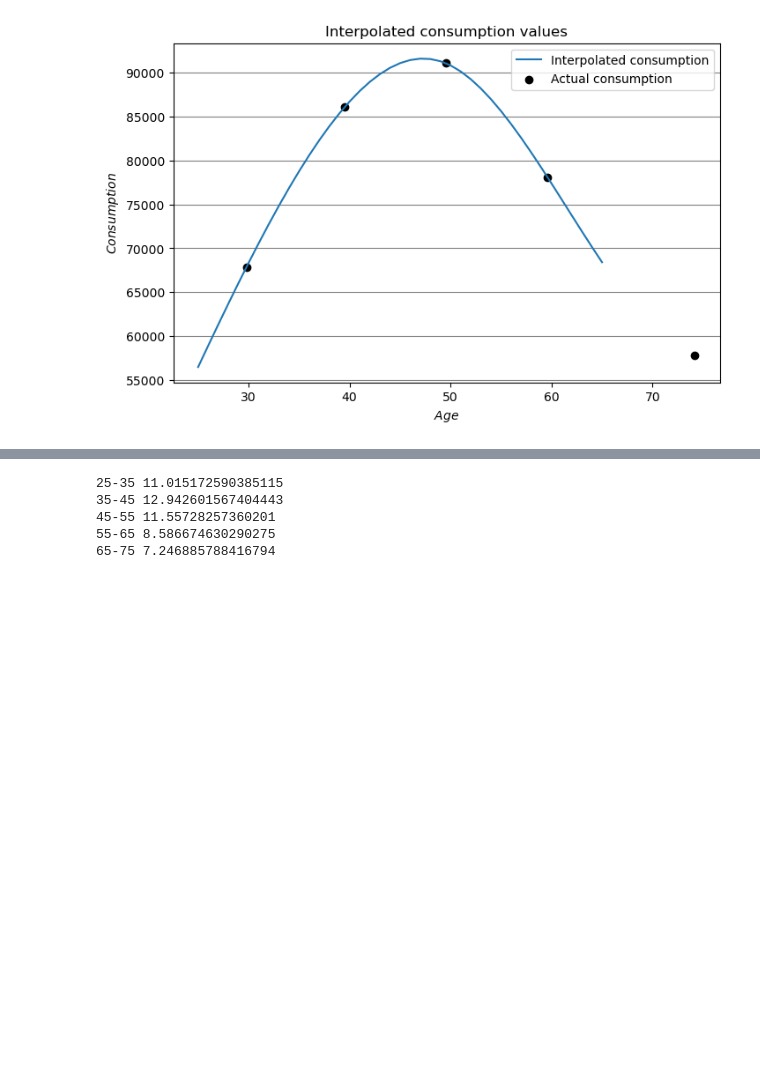
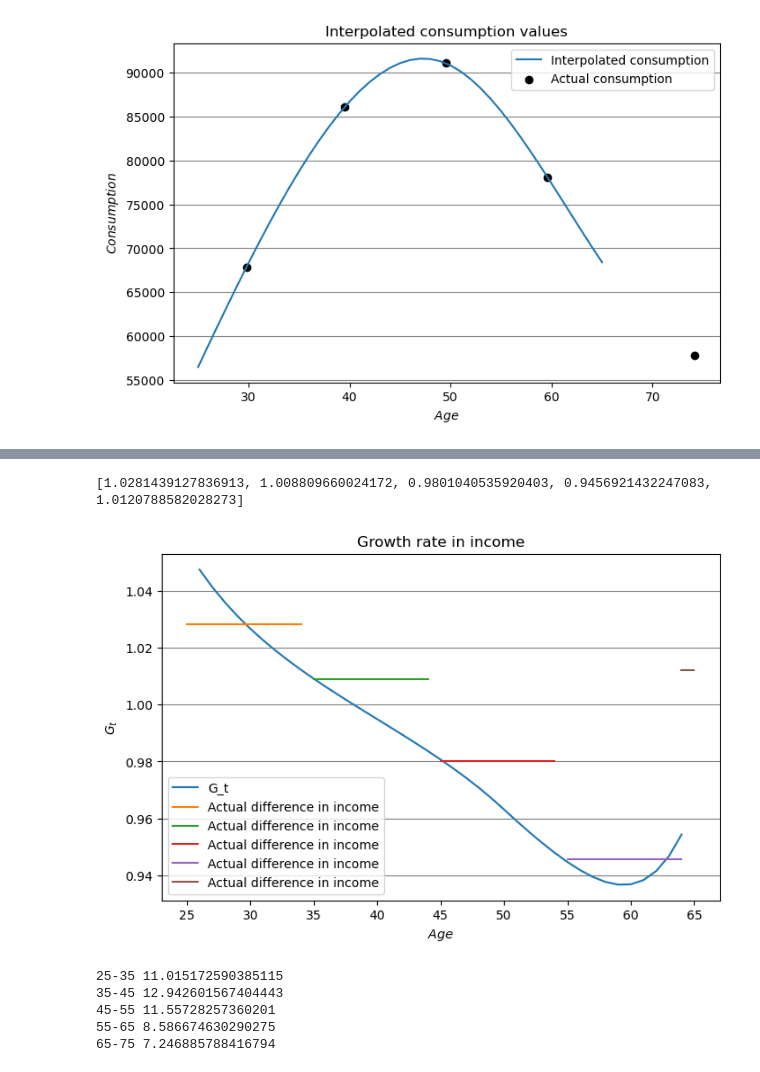
Before and after one commit to AsFyhn/DP-life-cycle, a Jupyter notebook: Run_all.ipynb, the cells around one changed output, grey strips where cells are left out. Cells and saved outputs as stored; diff of their text form; code cells hidden in the pictures; blank space fills up the shorter version.

```diff
--- a/Run_all.ipynb
+++ b/Run_all.ipynb
@@ -282,3 +316,40 @@ fig.show()
+# %%
+#log_income = np.log(interpolated_income)
+#log_income = np.exp(log_income)
+g_t= interpolated_income[1:(par_init_sol.par.Tr_N+1)]/interpolated_income[0:(par_init_sol.par.Tr_N-2)]
+
+# Calculate the difference between consecutive elements
+income_array = np.array(y_before_tax)
+
+# Calculate the percentage differences
+years_interval = 10
+
+# Calculate the percentage differences for a 15-year interval
+# We calculate the compounded annual growth rate (CAGR)
+pct_diffs = ((income_array[1:] / income_array[:-1]) ** (1 / years_interval) - 1)+1
+
+# Convert to a list for readability
+pct_diffs_list = pct_diffs.tolist()
+
+print(pct_diffs_list)
+
+time = np.arange(26, 65)
+fig = pg.PlotFigure(figsize=(8,5),fontname='Arial')
+fig.add_plot(time, g_t, label=f"G_t", linestyle='-')
+fig.add_plot(np.arange(25,35), np.repeat(pct_diffs_list[0],np.arange(25,35).shape[0]), label=f"Actual difference in income", linestyle='-')
+fig.add_plot(np.arange(35,45), np.repeat(pct_diffs_list[1],np.arange(35,45).shape[0]), label=f"Actual difference in income", linestyle='-')
+fig.add_plot(np.arange(45,55), np.repeat(pct_diffs_list[2],np.arange(35,45).shape[0]), label=f"Actual difference in income", linestyle='-')
+fig.add_plot(np.arange(55,65), np.repeat(pct_diffs_list[3],np.arange(35,45).shape[0]), label=f"Actual difference in income", linestyle='-')
+fig.add_plot(np.arange(64,66), np.repeat(pct_diffs_list[4],np.arange(44,46).shape[0]), label=f"Actual difference in income", linestyle='-')
+fig.set_ylabel(f"$G_t$")
+fig.set_xlabel(f"$Age$")
+fig.set_title(f'Growth rate in income')
+fig.add_gridlines(axis='y')
+fig.add_legend()
+fig.show()
+# %% [output]
+[1.0281439127836913, 1.008809660024172, 0.9801040535920403, 0.9456921432247083, 1.0120788582028273]
+[figure, added]
 # %%
 # Setup
 par_real = model.gp_model(**{'init_P':12}).par
```
Also changed, not shown: parts of 4 cells of this notebook.
